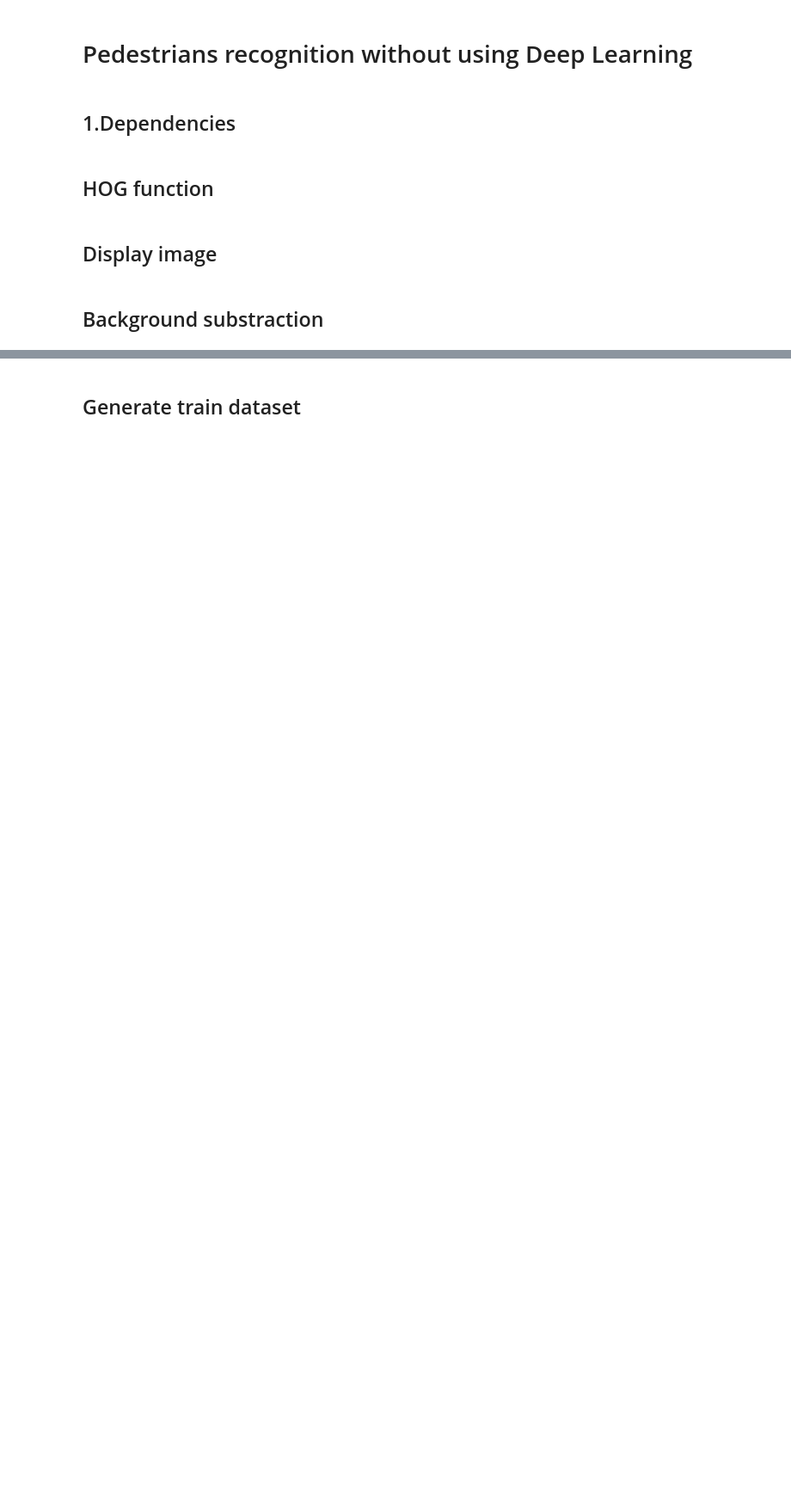
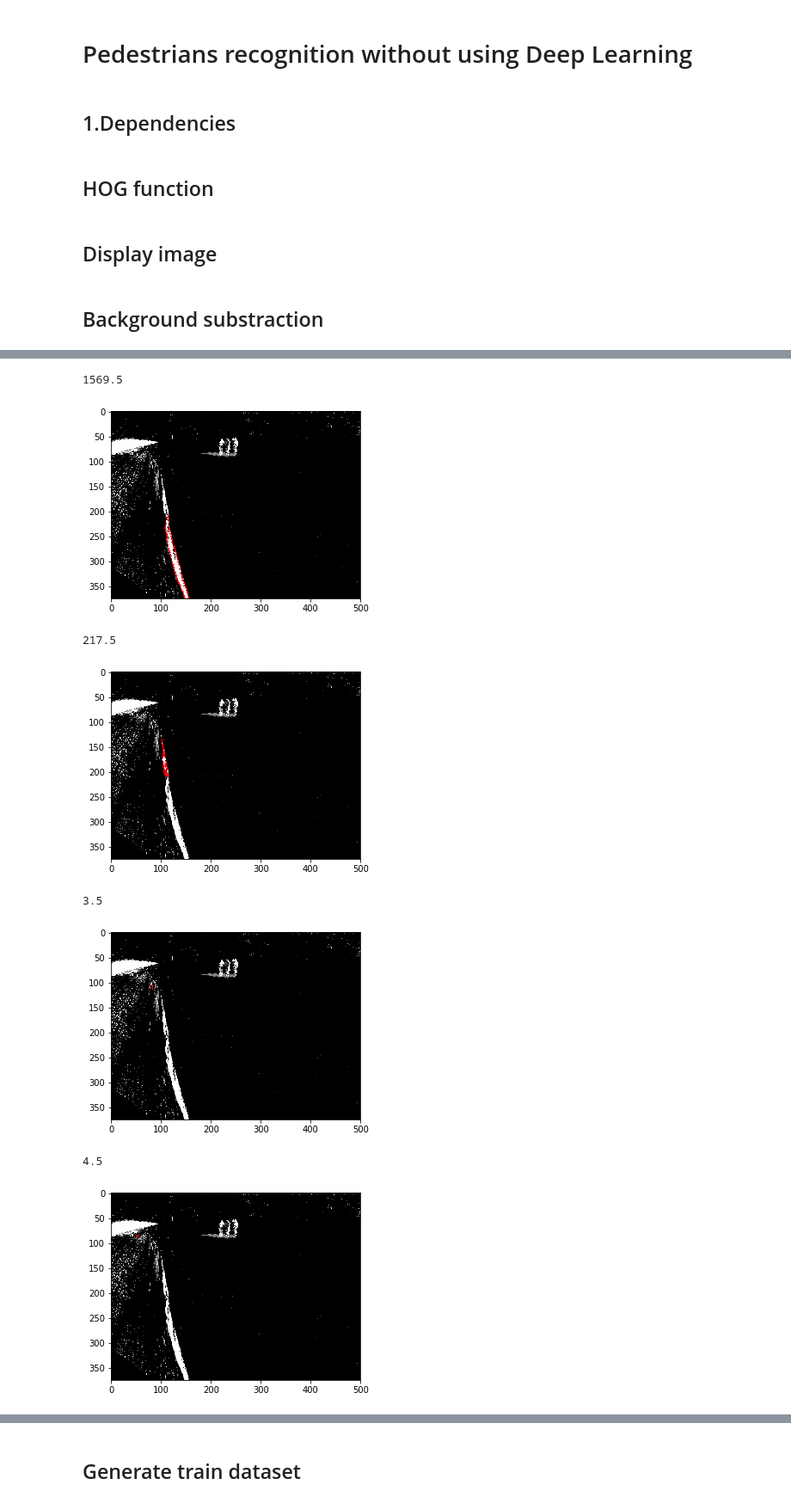
Before and after one commit to paulasquin/computer-vision-cs, a Jupyter notebook: Assignment2/asquin.ipynb, the cells around one changed output, grey strips where cells are left out. Shown at 86% size. Cells and saved outputs as stored; diff of their text form; code cells hidden in the pictures; blank space fills up the shorter version.

Commit message:
add box and ratio systems

```diff
--- a/Assignment2/asquin.ipynb
+++ b/Assignment2/asquin.ipynb
@@ -101,0 +84,76 @@ naive_coutour("back_sub/200.jpg")
+# %%
+class Box:
+    def __init__(self, x_min, y_min, x_max, y_max):
+        self.x_min = x_min
+        self.y_min = y_min
+        self.x_max = x_max
+        self.y_max = y_max
+
+
+def filter_ratio(box, ratio_min, ratio_max, disp=False):
+    width = box.x_max - box.x_min
+    height = box.y_max - box.y_min
+
+    # ratio
+    ratio = height / width
+
+    if ratio > ratio_min and ratio < ratio_max:
+        return box
+    else:
+        return None
+
+
+def get_contours_human_ratio(im_path, disp=False):
+    # Load image and resize witout changing ratio
+    im = cv2.imread(im_path)
+    height, width = im.shape[:2]
+    new_width = 500
+    new_height = new_width*height//width
+    im = cv2.resize(im,(new_width, new_height), interpolation = cv2.INTER_CUBIC)
+
+    # Change to gray and apply both gaussian and threshold filter
+    im_gray = cv2.cvtColor(im, cv2.COLOR_BGR2GRAY)
+    blurred_im = cv2.GaussianBlur(im_gray, (1, 1), 0)
+    ret,thresh = cv2.threshold(blurred_im, 220, 255, 0)
+
+    # Compute contours
+    contours, _ = cv2.findContours(thresh, cv2.RETR_EXTERNAL, cv2.CHAIN_APPROX_SIMPLE)
+
+    # Get dimension of main contours
+    les_potential_human_box = []
+    for cnt in contours:
+        # Compute area size
+        area = cv2.contourArea(cnt)
+        if area > 3:
+            # remove overdimension of contours
+            cnt_low = cnt[:, 0]
+
+            if disp:
+                print(area)
+                im2 = cv2.drawContours(im.copy(), cnt, -1, (255,0,0), 2)
+                disp_image(im2)
+
+            # contour width
+            x_max = np.max(cnt_low[:, 0])*width//new_width
+            x_min = np.min(cnt_low[:, 0])*width//new_width
+            # contour height
+            y_max = np.max(cnt_low[:, 1])*height//new_height
+            y_min = np.min(cnt_low[:, 1])*height//new_height
+
+            potential_human_box = filter_ratio(Box(x_min, y_min, x_max, y_max), 1, 5)
+            if potential_human_box is not None:
+                les_potential_human_box.append(potential_human_box)
+
+    return les_potential_human_box
+
+
+a = get_contours_human_ratio("back_sub/200.jpg", disp=True)
+# %% [output]
+1569.5
+[figure, added]
+217.5
+[figure, added]
+3.5
+[figure, added]
+4.5
+[figure, added]
```
Also changed, not shown: parts of 14 cells of this notebook.
